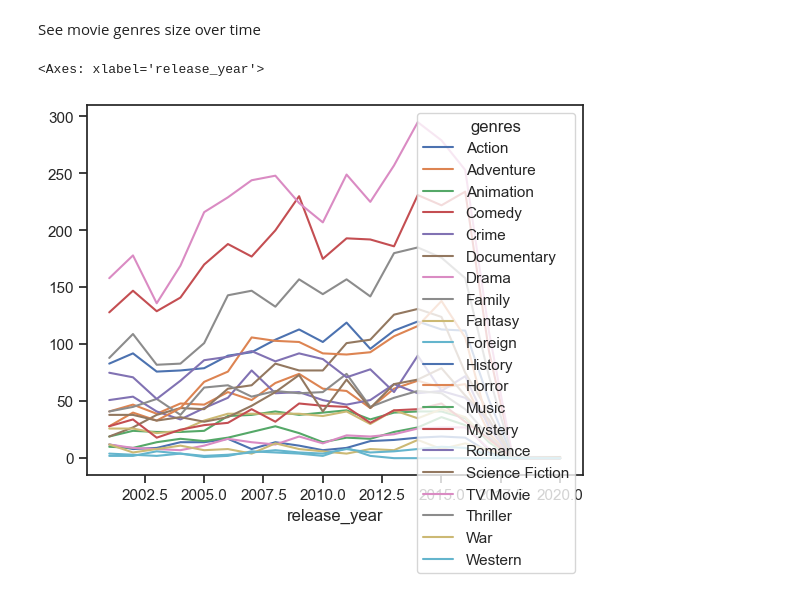
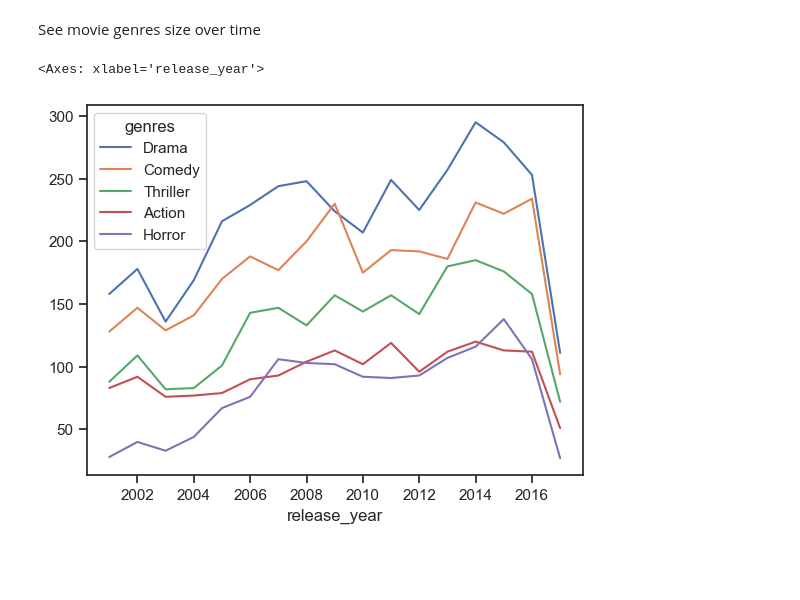
Before and after one commit to Jamil1016/Python_Project_Movie_Analysis, a Jupyter notebook: 1_Analysis/2_Exploratory_Data_Analysis.ipynb, the cells around one changed output. Drawn from its saved outputs; the diff is of its cells as text; code cells hidden in the pictures; blank space fills up the shorter version.

```diff
--- a/1_Analysis/2_Exploratory_Data_Analysis.ipynb
+++ b/1_Analysis/2_Exploratory_Data_Analysis.ipynb
@@ -5,7 +5,7 @@ import matplotlib.pyplot as plt
 import seaborn as sns
 import ast
 
-movies_df = pd.read_csv(r'C:\Users\Administrator\Desktop\Studies\Python\Python_Project_Movie_Analysis\Python_Project_Movie_Analysis\0_Dataset\movies_metadata.csv', low_memory= False)
+movies_df = pd.read_csv(r'C:\Users\E1460340\Downloads\movies_metadata.csv', low_memory= False)
 
 movies_df['release_date'] = pd.to_datetime(movies_df['release_date'],errors='coerce') # Convert data type of release_date to datetime.
 movies_df['budget'] = pd.to_numeric(movies_df['budget'], errors='coerce') # Convert data type of budget to numeric.
@@ -92,0 +95,4 @@ ax.yaxis.set_major_formatter(plt.FuncFormatter(lambda y, i: f'${y/1_000_000:.0f}
+# %%
+movies_df_US['release_year'] = movies_df_US['release_date'].dt.year
+movie_count_yearly = movies_df_US['release_year'].value_counts().sort_index()
+movie_count_yearly
@@ -93,3 +117,5 @@ ax.yaxis.set_major_formatter(plt.FuncFormatter(lambda y, i: f'${y/1_000_000:.0f}
+# %%
+movies_year = movies_df_US[movies_df_US['release_year'] <= 2017]
 # %% [markdown]
 ## Ratings Over Time
 
@@ -113,10 +139,12 @@ Text(0.5, 1.0, 'Movies Rating Over the Year')
 # %% [markdown]
 See movie genres size over time
 # %%
-movies_genres = movies_df_US.explode(['genres'])
-genres_pivot = movies_genres.pivot_table(columns='genres',index='release_year',aggfunc= 'size').fillna(0)
+movie_genres = movies_year.explode(['genres'])
+movie_genres['release_year'] = movie_genres['release_date'].dt.year
+top5_genres = movie_genres['genres'].value_counts().head(5).index.to_list()
+genres_pivot = movie_genres.pivot_table(columns='genres',index='release_year',aggfunc= 'size').fillna(0)
 
-genres_pivot.plot(kind= 'line')
+genres_pivot[top5_genres].plot(kind= 'line')
 # %% [output]
 <Axes: xlabel='release_year'>
-[figure, old version]
+[figure, new version]
```
Also changed, not shown: parts of 18 cells of this notebook, 3 other files.
